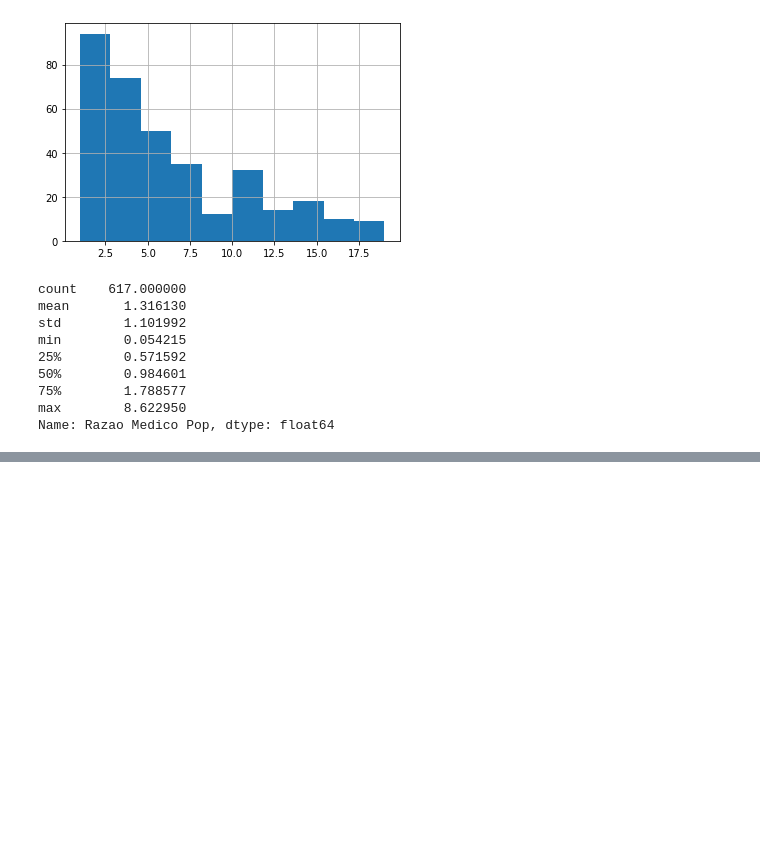
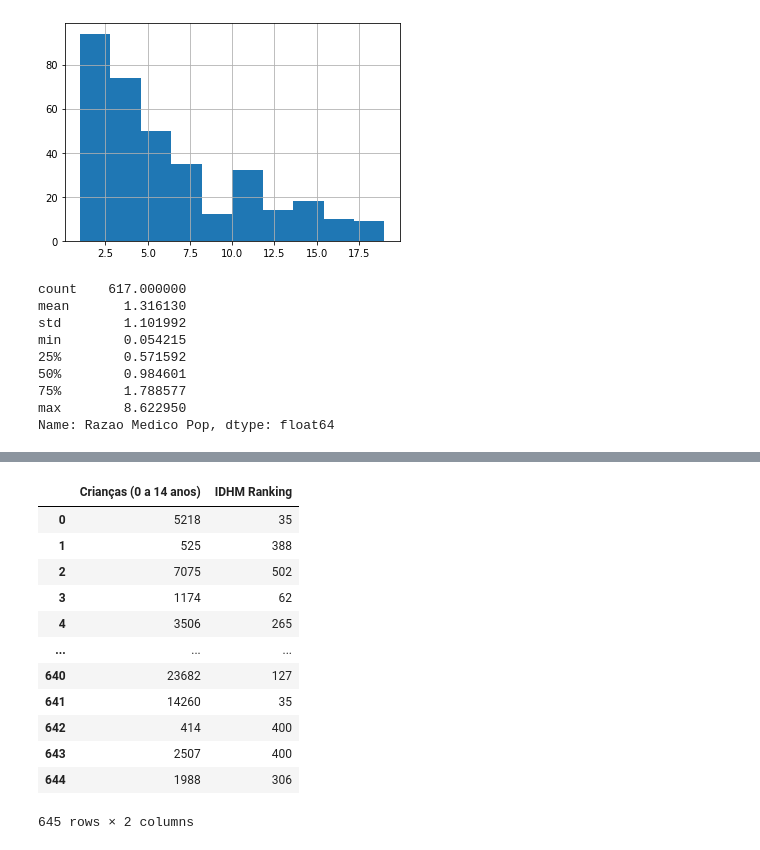
Before and after one commit to SilvanaOliveiraSa/CA_MU_DS_VINCE, a Jupyter notebook: teste.ipynb, the cells around one changed output, grey strips where cells are left out. Saved outputs shown, nothing was run; the diff lists cells and outputs as text; code cells hidden in the pictures; blank space fills up the shorter version.

```diff
--- a/teste.ipynb
+++ b/teste.ipynb
@@ -103,0 +98,18 @@ Name: Grau Futuridade, Length: 645, dtype: object
+# %%
+train_simples = train[['Crianças (0 a 14 anos)','IDHM Ranking']]
+
+train_simples
+# %% [output]
+|  | Crianças (0 a 14 anos) | IDHM Ranking |
+| 0 | 5218 | 35 |
+| 1 | 525 | 388 |
+| 2 | 7075 | 502 |
+| 3 | 1174 | 62 |
+| 4 | 3506 | 265 |
+| ... | ... | ... |
+| 640 | 23682 | 127 |
+| 641 | 14260 | 35 |
+| 642 | 414 | 400 |
+| 643 | 2507 | 400 |
+| 644 | 1988 | 306 |
+645 rows × 2 columns
```
Also changed, not shown: parts of 4 cells of this notebook.
